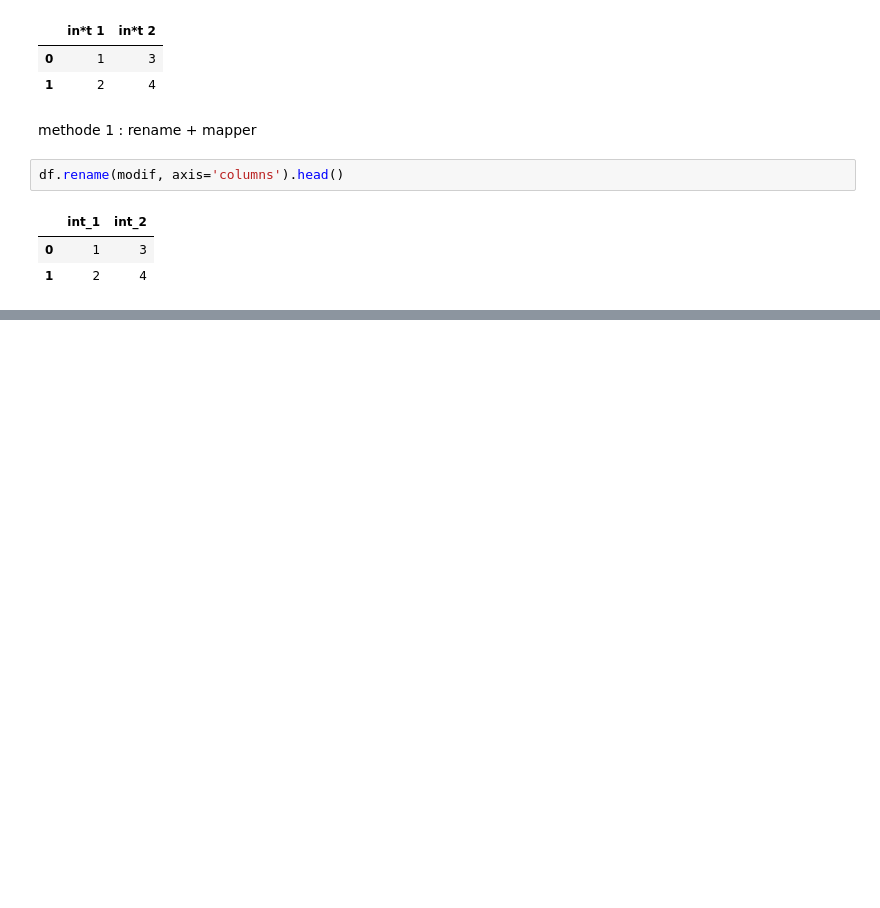
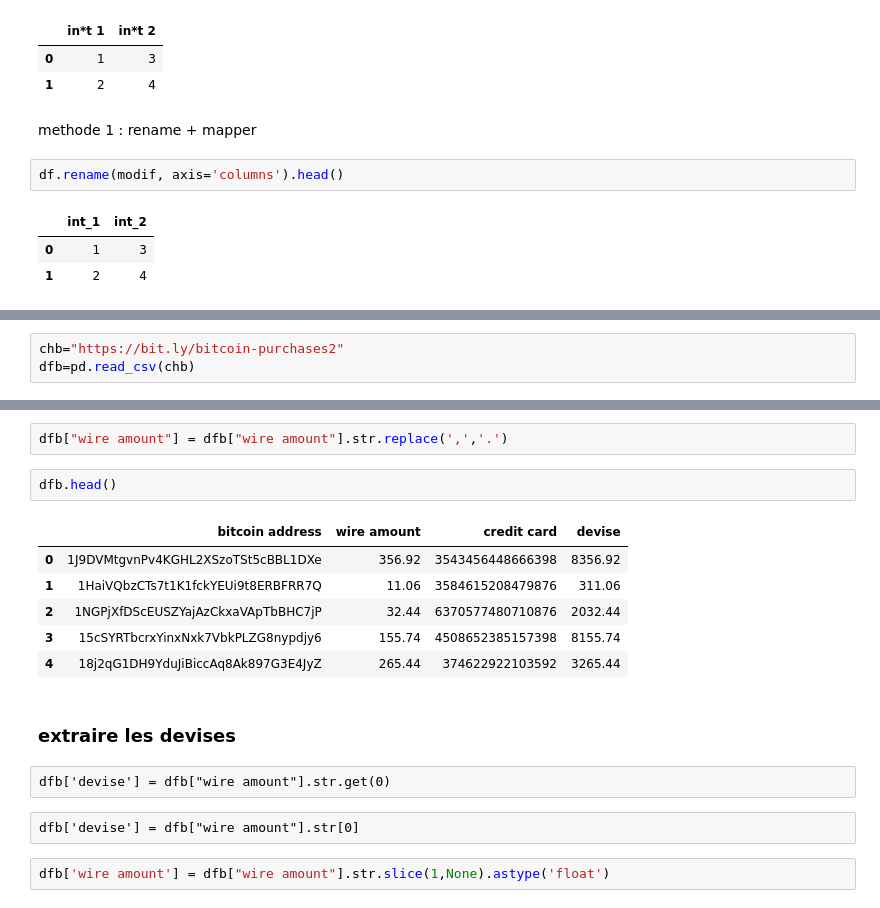
Before and after one commit to ArmandBroutinDev/python, a Jupyter notebook: exos_datacleaning.ipynb, the cells around one changed output, grey strips where cells are left out. Drawn from its saved outputs; the diff is of its cells as text; blank space fills up the shorter version.

```diff
--- a/exos_datacleaning.ipynb
+++ b/exos_datacleaning.ipynb
@@ -357,0 +362,3 @@ df.rename(modif, axis='columns').head()
+# %%
+chb="https://bit.ly/bitcoin-purchases2"
+dfb=pd.read_csv(chb)
@@ -357,0 +401,19 @@ df.rename(modif, axis='columns').head()
+# %%
+dfb["wire amount"] = dfb["wire amount"].str.replace(',','.')
+# %%
+dfb.head()
+# %% [output]
+|  | bitcoin address | wire amount | credit card | devise |
+| 0 | 1J9DVMtgvnPv4KGHL2XSzoTSt5cBBL1DXe | 356.92 | 3543456448666398 | 8356.92 |
+| 1 | 1HaiVQbzCTs7t1K1fckYEUi9t8ERBFRR7Q | 11.06 | 3584615208479876 | 311.06 |
+| 2 | 1NGPjXfDScEUSZYajAzCkxaVApTbBHC7jP | 32.44 | 6370577480710876 | 2032.44 |
+| 3 | 15cSYRTbcrxYinxNxk7VbkPLZG8nypdjy6 | 155.74 | 4508652385157398 | 8155.74 |
+| 4 | 18j2qG1DH9YduJiBiccAq8Ak897G3E4JyZ | 265.44 | 374622922103592 | 3265.44 |
+# %% [markdown]
+### extraire les devises
+# %% [raw]
+dfb['devise'] = dfb["wire amount"].str.get(0)
+# %% [raw]
+dfb['devise'] = dfb["wire amount"].str[0]
+# %%
+dfb['wire amount'] = dfb["wire amount"].str.slice(1,None).astype('float')
```
Also changed, not shown: parts of 37 cells of this notebook.
